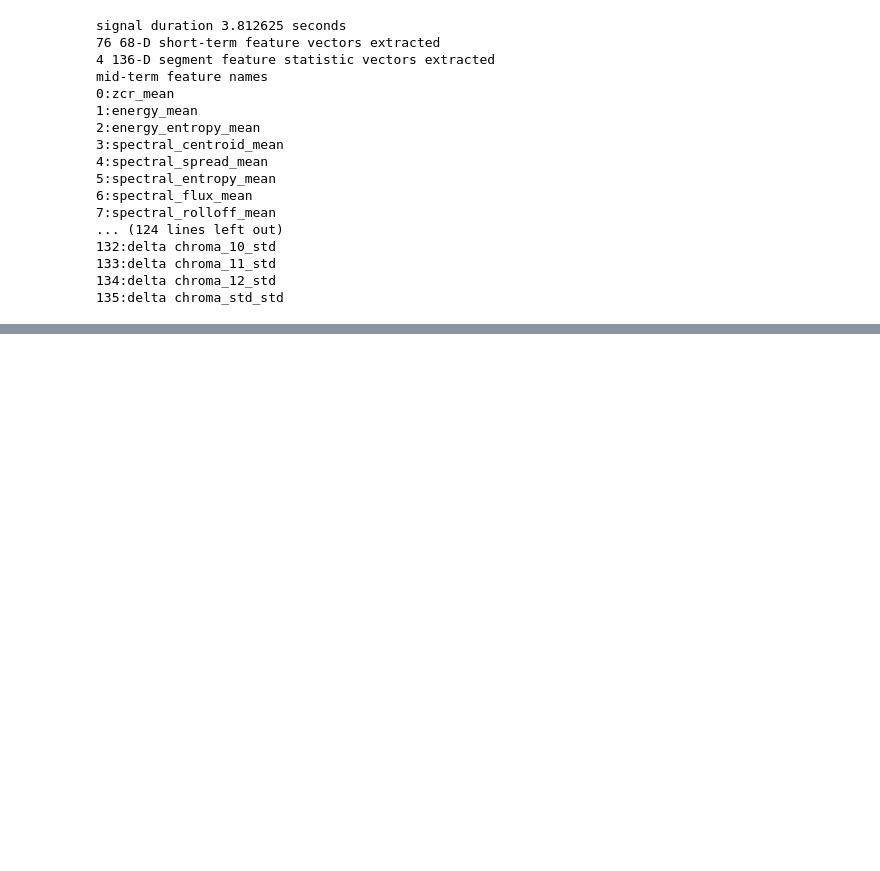
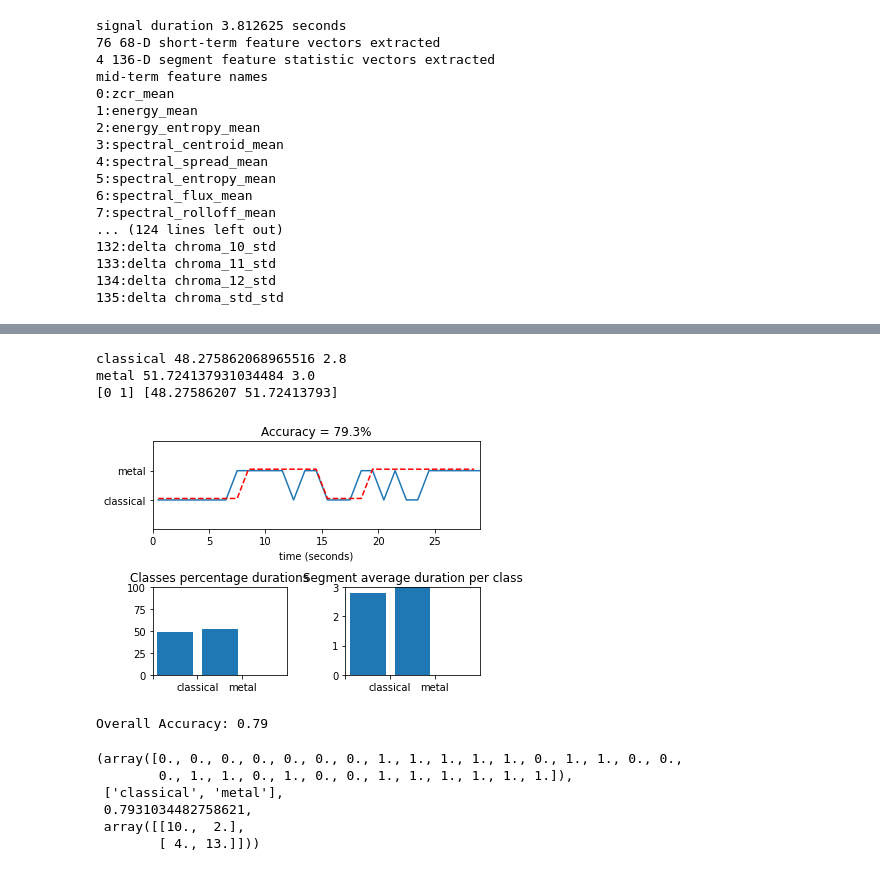
Before and after one commit to tyiannak/basic_audio_analysis, a Jupyter notebook: notebobok.ipynb, the cells around one changed output, grey strips where cells are left out. Drawn from its saved outputs; the diff is of its cells as text; code cells hidden in the pictures; blank space fills up the shorter version.

Commit message:
segmentation example11 added

```diff
--- a/notebobok.ipynb
+++ b/notebobok.ipynb
@@ -443 +444,18 @@ Testing MSE=492.7141430351564
 [interactive output not drawn]
+# %%
+%matplotlib inline
+#Example 11
+from pyAudioAnalysis.audioSegmentation import mid_term_file_classification
+mid_term_file_classification("data/music/metal_classical_mix.wav", "svm_classical_metal", "svm_rbf", True, "data/music/metal_classical_mix.segments")
+# %% [output]
+classical 48.275862068965516 2.8
+metal 51.724137931034484 3.0
+[0 1] [48.27586207 51.72413793]
+[figure, added]
+Overall Accuracy: 0.79
+(array([0., 0., 0., 0., 0., 0., 0., 1., 1., 1., 1., 1., 0., 1., 1., 0., 0.,
+        0., 1., 1., 0., 1., 0., 0., 1., 1., 1., 1., 1., 1.]),
+ ['classical', 'metal'],
+ 0.7931034482758621,
+ array([[10.,  2.],
+        [ 4., 13.]]))
```
Also changed, not shown: parts of 8 cells of this notebook, 2 other files.
